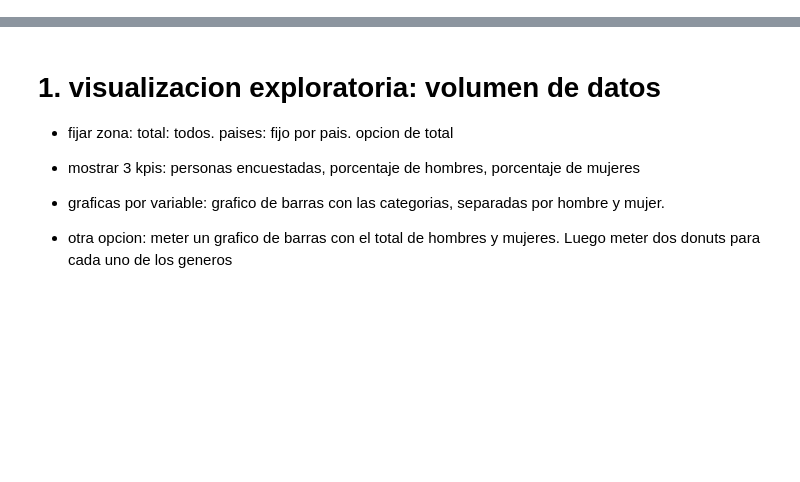
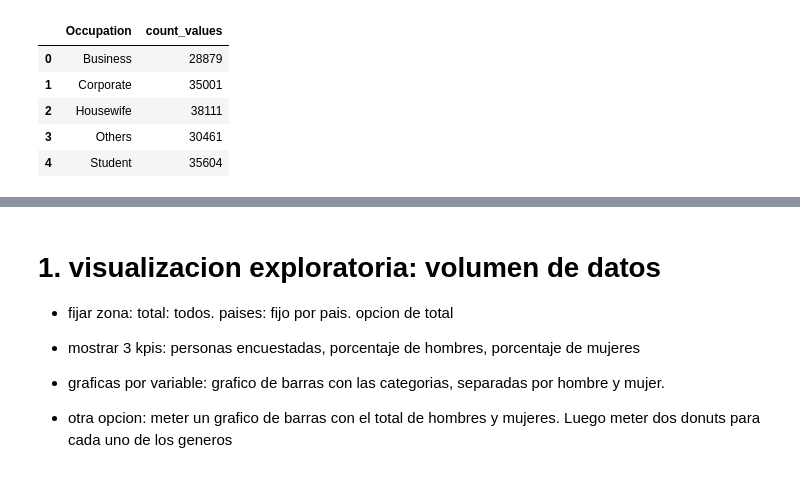
Before and after one commit to josrodand/data_viz_pra, a Jupyter notebook: app_test.ipynb, the cells around one changed output, grey strips where cells are left out. Saved outputs shown, nothing was run; the diff lists cells and outputs as text; code cells hidden in the pictures; blank space fills up the shorter version.

```diff
--- a/app_test.ipynb
+++ b/app_test.ipynb
@@ -77,0 +45,12 @@ Name: count, dtype: int64
+# %%
+country = data_pipeline.get_country_list()[0]
+column = data_pipeline.get_column_list(only_desc=True)[0]
+
+data_pipeline.get_agg_data(country, column, use_gender = False)
+# %% [output]
+|  | Occupation | count_values |
+| 0 | Business | 28879 |
+| 1 | Corporate | 35001 |
+| 2 | Housewife | 38111 |
+| 3 | Others | 30461 |
+| 4 | Student | 35604 |
```
Also changed, not shown: parts of 25 cells of this notebook, 4 other files.
